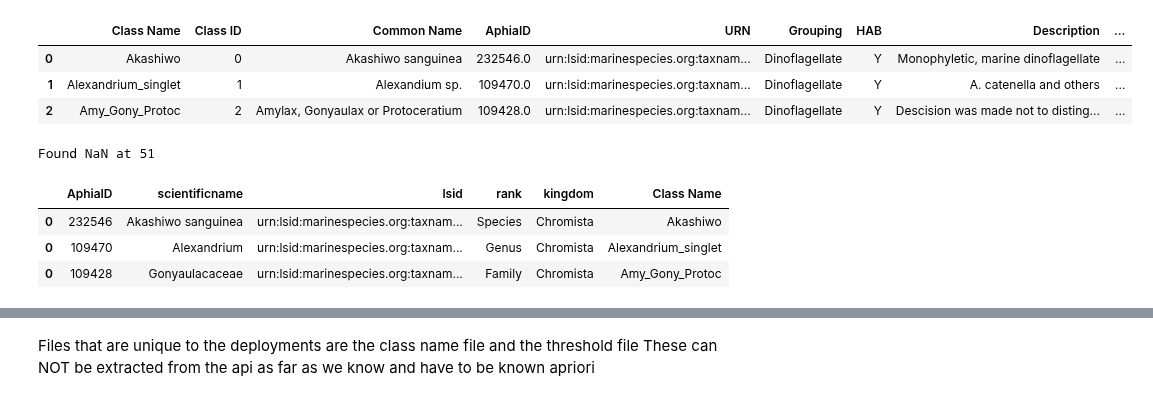
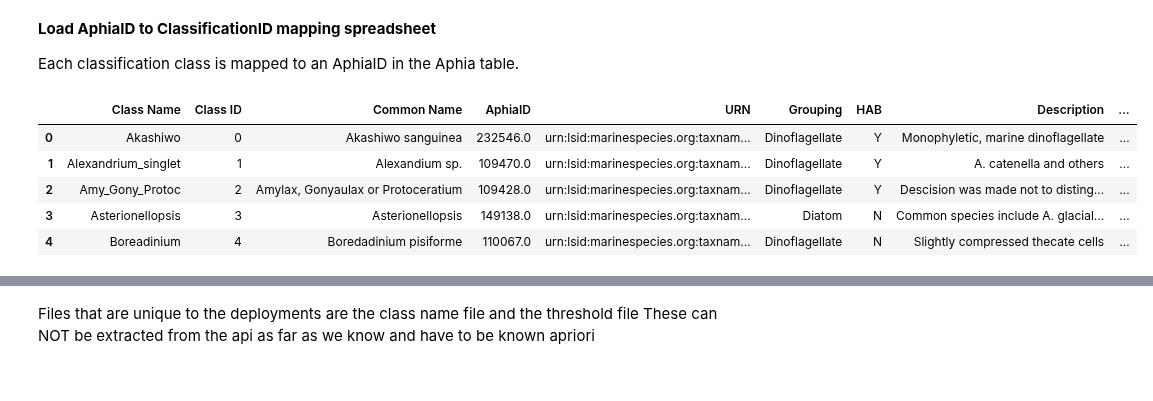
Before and after one commit to CeNCOOS/OBIS_workshop_2024_IFCB, a Jupyter notebook: notebooks/getSantaCruzdata_update.ipynb, the cells around one changed output, grey strips where cells are left out. Cells and saved outputs as stored; diff of their text form; code cells hidden in the pictures.

```diff
--- a/getSantaCruzdata_update.ipynb
+++ b/notebooks/getSantaCruzdata_update.ipynb
@@ -32,13 +58,16 @@ url='https://ifcb.caloos.org/'+ifcbtouse
+# %% [markdown]
+__Load AphiaID to ClassificationID mapping spreadsheet__
+
+Each classification class is mapped to an AphiaID in the Aphia table.
 # %%
-# load Patrick's names and the AphiaID he matched to those names
-# This unfortunately specific to the model.
-class_names_file='c:/users/flbahr/class_names_matched_to_WoRMS_cencoos_classifier_20240412.csv'
-class_names=pd.read_csv(class_names_file)
+
+class_names_file = "../data/class_names_matched_to_WoRMS_cencoos_classifier_20240412.csv"
+class_names = pd.read_csv(class_names_file)
+class_names.head()
+# %% [output]
+|  | Class Name | Class ID | Common Name | AphiaID | URN | Grouping | HAB | Description | ... |
+| 0 | Akashiwo | 0 | Akashiwo sanguinea | 232546.0 | urn:lsid:marinespecies.org:taxnam... | Dinoflagellate | Y | Monophyletic, marine dinoflagellate | ... |
+| 1 | Alexandrium_singlet | 1 | Alexandium sp. | 109470.0 | urn:lsid:marinespecies.org:taxnam... | Dinoflagellate | Y | A. catenella and others | ... |
+| 2 | Amy_Gony_Protoc | 2 | Amylax, Gonyaulax or Protoceratium | 109428.0 | urn:lsid:marinespecies.org:taxnam... | Dinoflagellate | Y | Descision was made not to disting... | ... |
+| 3 | Asterionellopsis | 3 | Asterionellopsis | 149138.0 | urn:lsid:marinespecies.org:taxnam... | Diatom | N | Common species include A. glacial... | ... |
+| 4 | Boreadinium | 4 | Boredadinium pisiforme | 110067.0 | urn:lsid:marinespecies.org:taxnam... | Dinoflagellate | N | Slightly compressed thecate cells | ... |
-# %%
-# list of class name table for comparison
-class_names.head(3)
-# %% [output]
-|  | Class Name | Class ID | Common Name | AphiaID | URN | Grouping | HAB | Description | ... |
-| 0 | Akashiwo | 0 | Akashiwo sanguinea | 232546.0 | urn:lsid:marinespecies.org:taxnam... | Dinoflagellate | Y | Monophyletic, marine dinoflagellate | ... |
-| 1 | Alexandrium_singlet | 1 | Alexandium sp. | 109470.0 | urn:lsid:marinespecies.org:taxnam... | Dinoflagellate | Y | A. catenella and others | ... |
-| 2 | Amy_Gony_Protoc | 2 | Amylax, Gonyaulax or Protoceratium | 109428.0 | urn:lsid:marinespecies.org:taxnam... | Dinoflagellate | Y | Descision was made not to disting... | ... |
@@ -48,40 +73,0 @@ class_names.head(3)
-# %%
-# run through AphiaID to get scientific name, rank, kingdom
-nlooks=np.arange(0,nr)
-for pi in nlooks:
-    # get Patrick's class name associated with that AphiaID so we can add it back into the
-    # data frame for later when we need to match things up based upon the class name he used
-    cnid=class_names['Class Name'][pi]
-    # Set up to catch cases that are not valid AphiaIDs (i.e. NaN is used for unclassified)
-    try:
-        myaid=int(class_names['AphiaID'][pi])
-        wmentry=pyworms.aphiaRecordByAphiaID(myaid)
-        mywp=pd.DataFrame([wmentry])
-        bool=mywp['status']=='accepted'
-        # if it has accepted status then create a dataframe to add to a larger dataframe of all values
-        if bool[0]:
-            newdf=mywp[["AphiaID","scientificname","lsid","rank","kingdom"]]
-            [n,m]=newdf.shape
-            # check to see if we get more than one value (probably shouldn't but I'm not sure)
-            # note this fails if the first AphiaID is NaN
-            if pi==0:
-                # add Patrick's class name to the end
-                newdf.insert(5,"Class Name",cnid,True)
-                wormsdf=newdf
-            else:
-                newdf.insert(5,"Class Name",cnid,True)
-                wormsdf=pd.concat([wormsdf,newdf])
-        else:
-            print("The record found is not \"accepted\"")
-    except:
-        print("Found NaN at "+str(pi))
-# %% [output]
-Found NaN at 51
-# %%
-# display dataframe of worms information base upon Patrick's file
-wormsdf.head(3)
-# %% [output]
-|  | AphiaID | scientificname | lsid | rank | kingdom | Class Name |
-| 0 | 232546 | Akashiwo sanguinea | urn:lsid:marinespecies.org:taxnam... | Species | Chromista | Akashiwo |
-| 0 | 109470 | Alexandrium | urn:lsid:marinespecies.org:taxnam... | Genus | Chromista | Alexandrium_singlet |
-| 0 | 109428 | Gonyaulacaceae | urn:lsid:marinespecies.org:taxnam... | Family | Chromista | Amy_Gony_Protoc |
```
Also changed, not shown: parts of 33 cells of this notebook, 11 other files.
